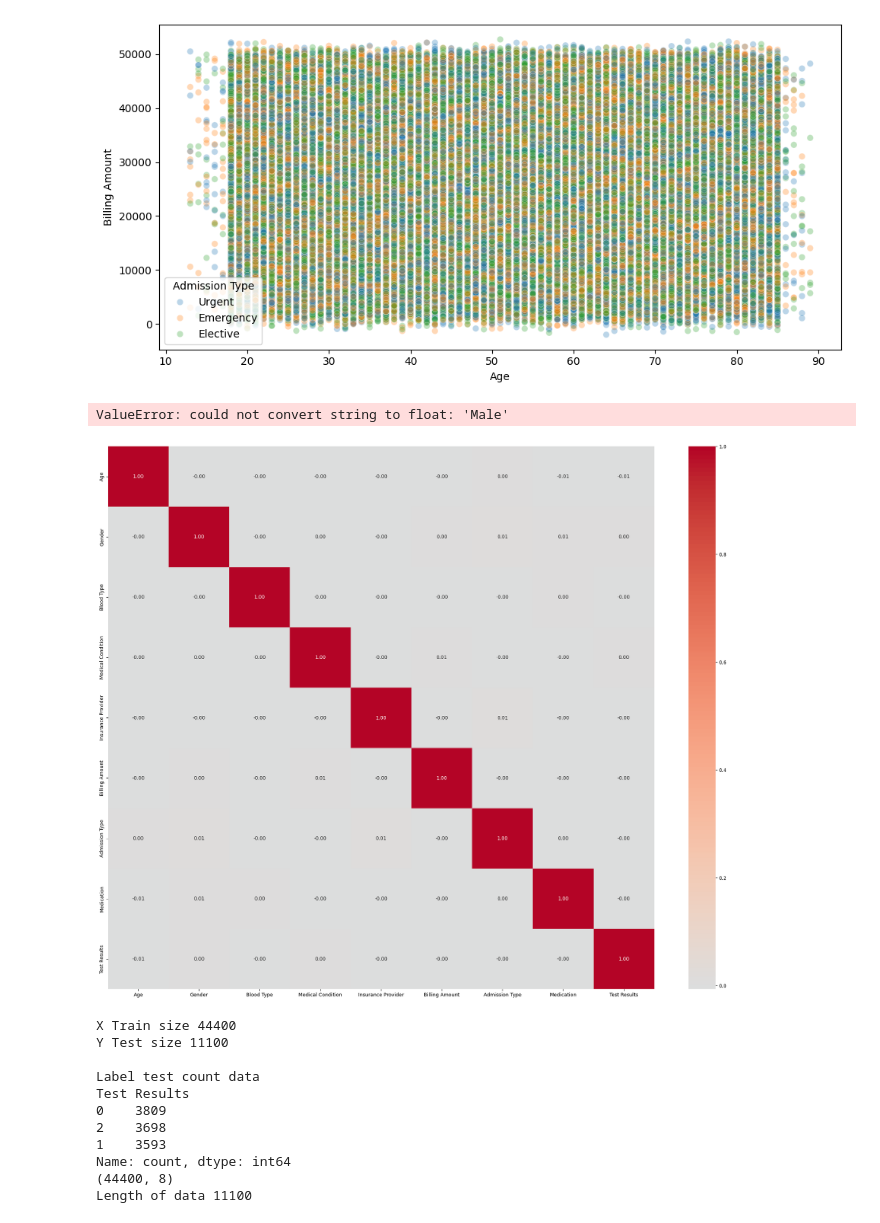
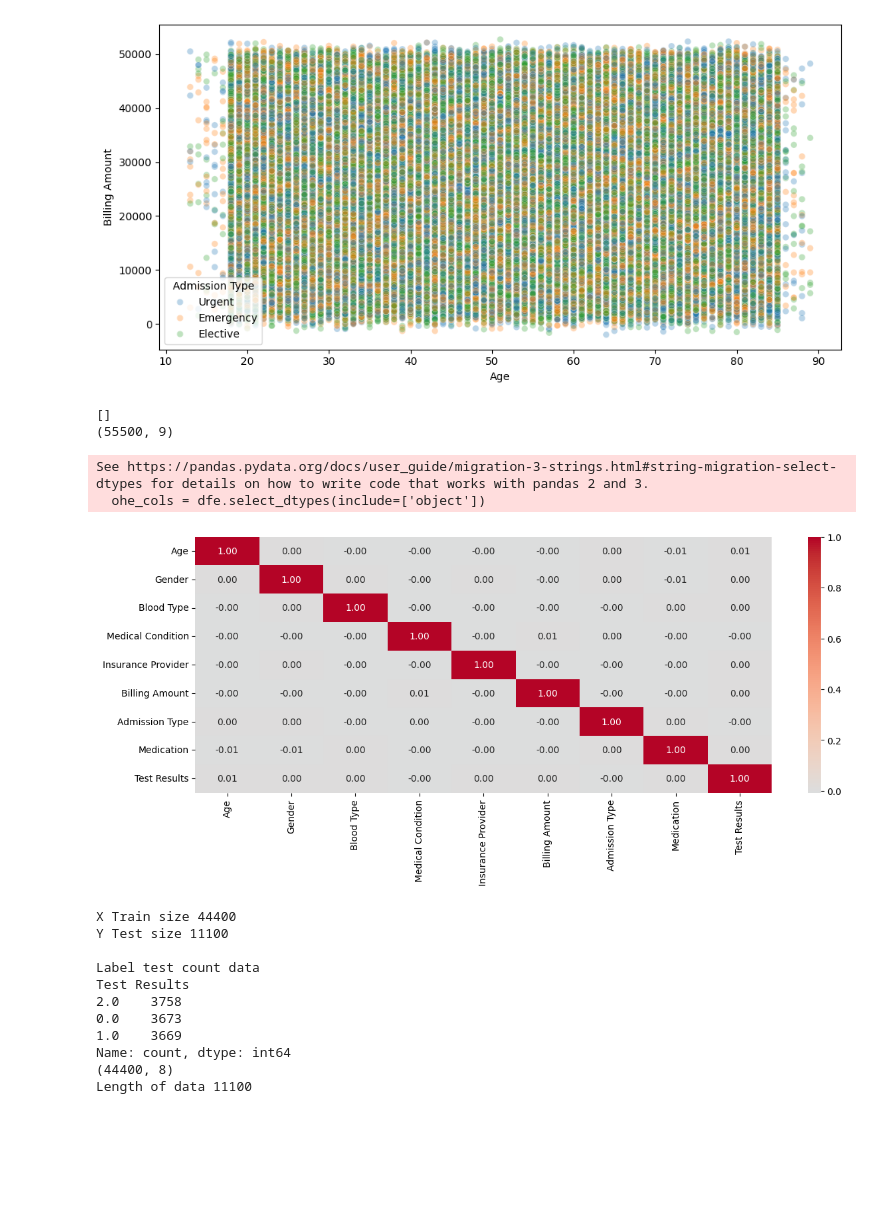
Before and after one commit to tiopramana/machine_learning, a Jupyter notebook: Project/Health_Care/main.ipynb, the cells around one changed output. Cells and saved outputs as stored; diff of their text form; code cells hidden in the pictures; blank space fills up the shorter version.

```diff
--- a/Project/Health_Care/main.ipynb
+++ b/Project/Health_Care/main.ipynb
@@ -146,8 +146,6 @@ plt.show()
 # Encoding step
 
 ordinal_cols = ['Gender', 'Admission Type', 'Test Results']
-
-# Ordinal untuk yang ada urutan
 encoder = OrdinalEncoder(categories=[
     ['Male', 'Female'],                        # Gender
     ['Elective', 'Urgent', 'Emergency'],       # Admission Type
@@ -157,24 +155,29 @@ encoder = OrdinalEncoder(categories=[
 dfe[ordinal_cols] = encoder.fit_transform(dfe[ordinal_cols])
 
 ohe_cols = dfe.select_dtypes(include=['object'])
-label_encoder = LabelEncoder()
 
-dfe = label_encoder.fit_transform(dfe[ohe_cols])
+
+for col in ohe_cols:
+    label_encoder = LabelEncoder()
+    dfe[col] = label_encoder.fit_transform(dfe[col])
 
 print(dfe.select_dtypes(include=['str','object']).columns.tolist())
 print(dfe.shape)
 # %% [output]
-ValueError: could not convert string to float: 'Male'
+[]
+(55500, 9)
+See https://pandas.pydata.org/docs/user_guide/migration-3-strings.html#string-migration-select-dtypes for details on how to write code that works with pandas 2 and 3.
+  ohe_cols = dfe.select_dtypes(include=['object'])
 # %%
 # Visualization compare of placement_status from study_hours and exam_score
 
-plt.figure(figsize=(25,20))
+plt.figure(figsize=(14,5))
 
 sns.heatmap(dfe.corr(), annot=True, fmt='.2f', cmap='coolwarm', center=0)
 
 plt.show()
 # %% [output]
-[figure, old version]
+[figure, new version]
 # %%
 # Preparing Train Data
 
@@ -182,7 +185,7 @@ X = dfe.drop('Test Results', axis=1)
 
 y = dfe['Test Results']
 
-X_train, X_valid, y_train, y_valid = train_test_split(X, y, test_size=0.2, random_state=4, )
+X_train, X_valid, y_train, y_valid = train_test_split(X, y, test_size=0.2, random_state=0, )
 
 print("X Train size", len(y_train))
 print("Y Test size", len(y_valid))
@@ -198,9 +201,9 @@ Y Test size 11100
 
 Label test count data
 Test Results
-0    3809
-2    3698
-1    3593
+2.0    3758
+0.0    3673
+1.0    3669
 Name: count, dtype: int64
 (44400, 8)
 Length of data 11100
```
Also changed, not shown: parts of 3 cells of this notebook, 2 other files.
